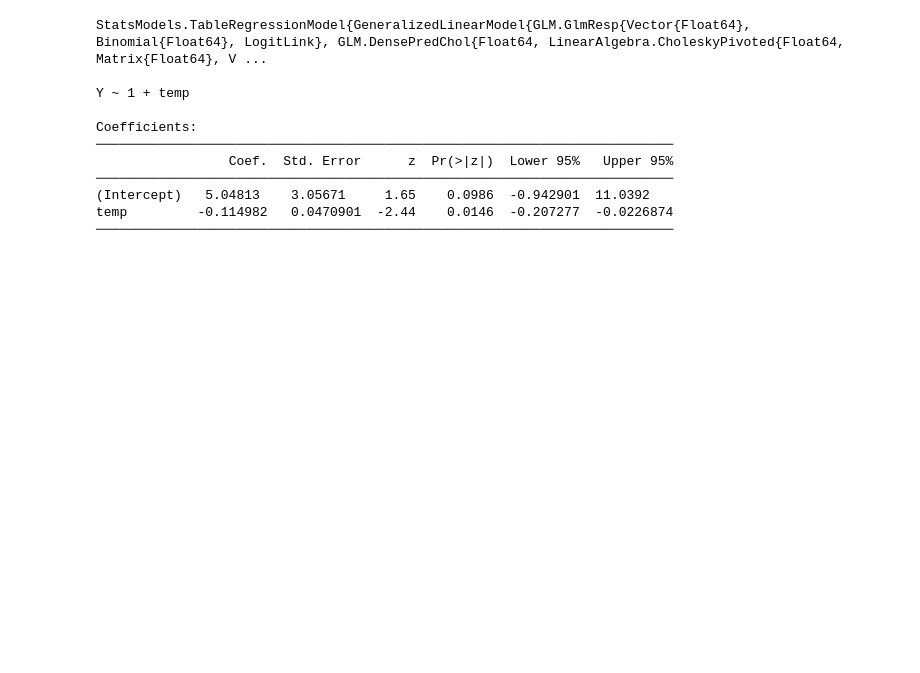
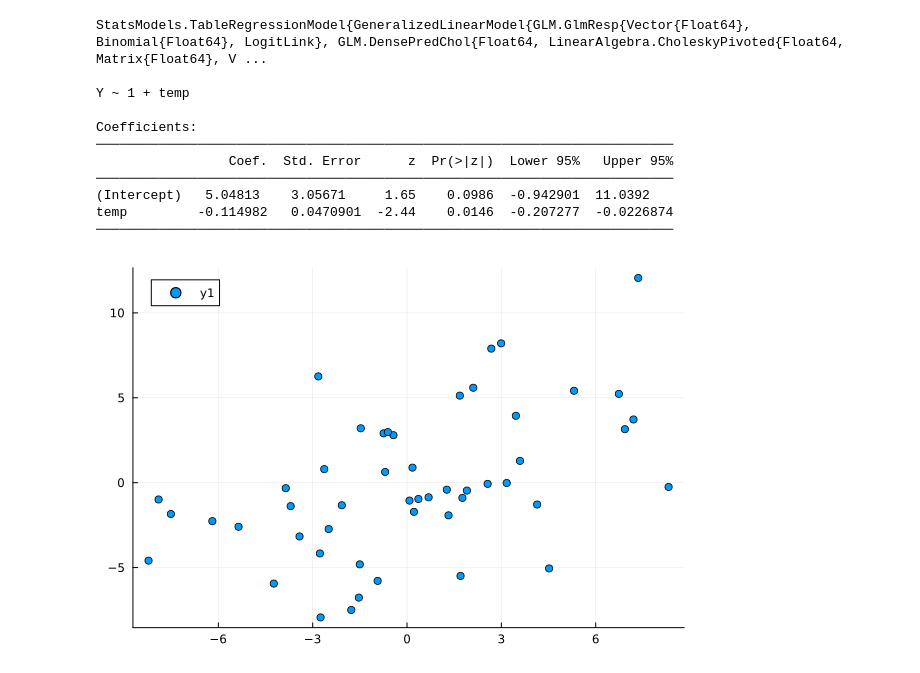
Before and after one commit to tkawano-kyoto/GLM_again, a Jupyter notebook: GLM-1.ipynb, the cells around one changed output. Drawn from its saved outputs; the diff is of its cells as text; code cells hidden in the pictures; blank space fills up the shorter version.

```diff
--- a/GLM-1.ipynb
+++ b/GLM-1.ipynb
@@ -368,0 +373,10 @@ temp         -0.114982   0.0470901  -2.44    0.0146  -0.207277  -0.0226874
+# %%
+generate(n=50;v=10) = vec(sum(hcat(randn(50,10),w),dims=2))
+w = randn(50,10)
+x = generate()
+y = generate()
+df = DataFrame(x=x,y=y);
+# %%
+scatter(df.x,df.y)
+# %% [output]
+[figure, added]
```
Also changed, not shown: parts of 6 cells of this notebook.
